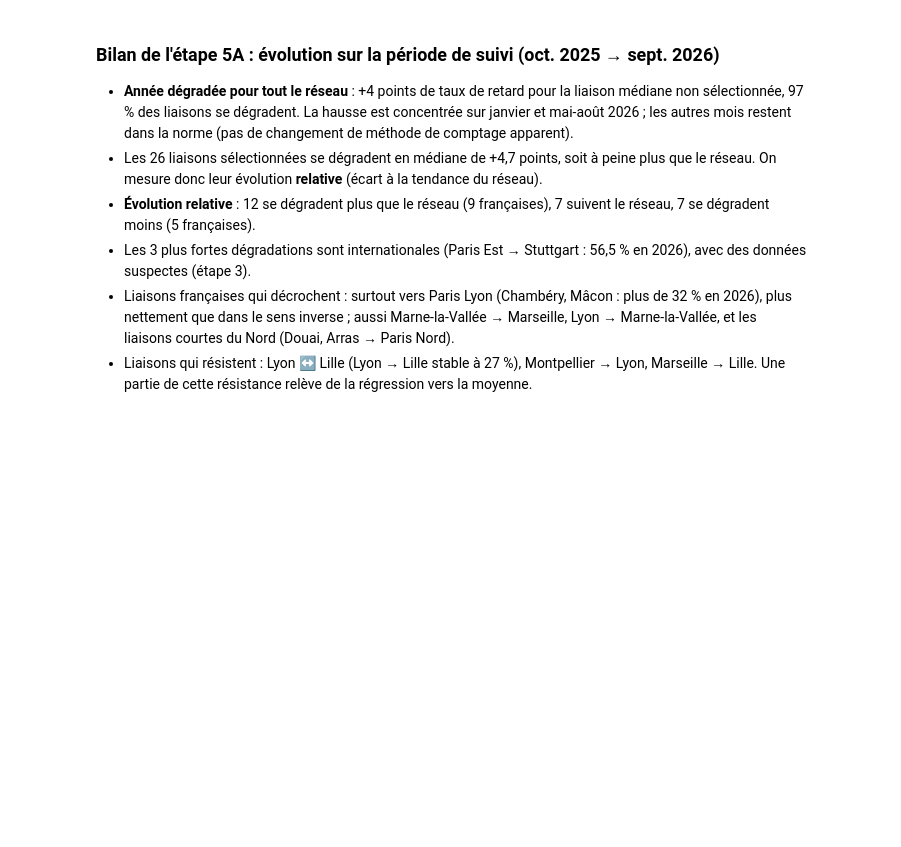
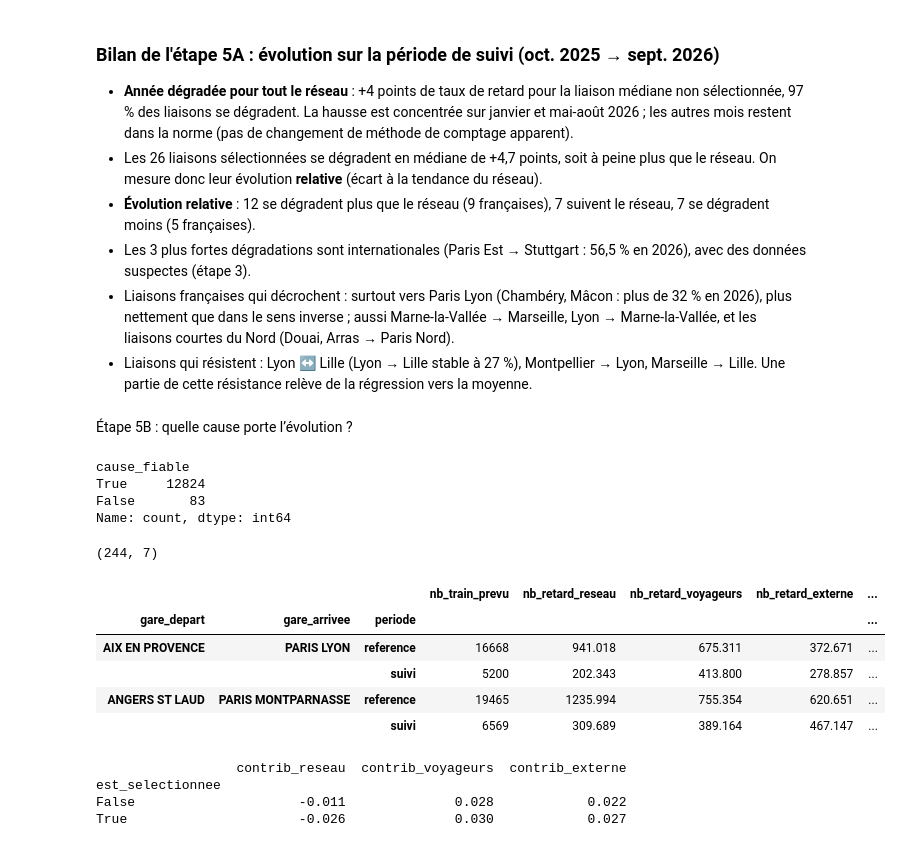
Before and after one commit to JulienCRB/IADATA_700_SNCF, a Jupyter notebook: notebook/phase2_exploration.ipynb, the cells around one changed output. Drawn from its saved outputs; the diff is of its cells as text; code cells hidden in the pictures; blank space fills up the shorter version.

```diff
--- a/notebook/phase2_exploration.ipynb
+++ b/notebook/phase2_exploration.ipynb
@@ -511,3 +542,68 @@ Tendance du réseau : 0.04
 - Les 3 plus fortes dégradations sont internationales (Paris Est → Stuttgart : 56,5 % en 2026), avec des données suspectes (étape 3).
 - Liaisons françaises qui décrochent : surtout vers Paris Lyon (Chambéry, Mâcon : plus de 32 % en 2026), plus nettement que dans le sens inverse ; aussi Marne-la-Vallée → Marseille, Lyon → Marne-la-Vallée, et les liaisons courtes du Nord (Douai, Arras → Paris Nord).
 - Liaisons qui résistent : Lyon ↔ Lille (Lyon → Lille stable à 27 %), Montpellier → Lyon, Marseille → Lille. Une partie de cette résistance relève de la régression vers la moyenne.
+# %% [markdown]
+Étape 5B : quelle cause porte l’évolution ?
+# %%
+familles = {
+    "reseau": ["prct_cause_infra", "prct_cause_gestion_trafic"],
+    "voyageurs": ["prct_cause_materiel_roulant", "prct_cause_gestion_gare", "prct_cause_prise_en_charge_voyageurs"],
+    "externe": ["prct_cause_externe"],
+}
+
+# Même règle qu'en Phase 1 : des trains en retard, mais une somme des causes à plus de 5 points de 100
+toutes_causes = familles["reseau"] + familles["voyageurs"] + familles["externe"]
+somme_causes = df[toutes_causes].sum(axis=1)
+a_des_retards = df["nb_train_retard_arrivee"] > 0
+df["cause_fiable"] = ~(a_des_retards & ((somme_causes - 100).abs() > 5))
+print(df["cause_fiable"].value_counts())
+
+for famille, colonnes in familles.items():
+    df[f"nb_retard_{famille}"] = df["nb_train_retard_arrivee"] * df[colonnes].sum(axis=1) / 100
+# %% [output]
+cause_fiable
+True     12824
+False       83
+Name: count, dtype: int64
+# %%
+df["periode"] = None
+df.loc[df["annee"].isin(annees_ref), "periode"] = "reference"
+df.loc[df["annee"] == 2026, "periode"] = "suivi"
+
+df_causes = df[df["cause_fiable"] & df["periode"].notna()]
+
+contrib = df_causes.groupby(liaison + ["periode"]).agg(
+    nb_train_prevu=("nb_train_prevu", "sum"),
+    nb_retard_reseau=("nb_retard_reseau", "sum"),
+    nb_retard_voyageurs=("nb_retard_voyageurs", "sum"),
+    nb_retard_externe=("nb_retard_externe", "sum"),
+)
+
+for famille in familles:
+    contrib[f"contrib_{famille}"] = contrib[f"nb_retard_{famille}"] / contrib["nb_train_prevu"]
+
+print(contrib.shape)
+contrib.head(4).round(3)
+# %% [output]
+(244, 7)
+|  |  |  | nb_train_prevu | nb_retard_reseau | nb_retard_voyageurs | nb_retard_externe | ... |
+| gare_depart | gare_arrivee | periode |  |  |  |  | ... |
+| AIX EN PROVENCE | PARIS LYON | reference | 16668 | 941.018 | 675.311 | 372.671 | ... |
+|  |  | suivi | 5200 | 202.343 | 413.800 | 278.857 | ... |
+| ANGERS ST LAUD | PARIS MONTPARNASSE | reference | 19465 | 1235.994 | 755.354 | 620.651 | ... |
+|  |  | suivi | 6569 | 309.689 | 389.164 | 467.147 | ... |
+# %%
+colonnes_contrib = ["contrib_reseau", "contrib_voyageurs", "contrib_externe"]
+
+c_ref = contrib.xs("reference", level="periode")[colonnes_contrib]
+c_suivi = contrib.xs("suivi", level="periode")[colonnes_contrib]
+
+delta = (c_suivi - c_ref).dropna()
+delta["est_selectionnee"] = delta.index.isin(selection.index)
+
+print(delta.groupby("est_selectionnee").median().round(3))
+# %% [output]
+                  contrib_reseau  contrib_voyageurs  contrib_externe
+est_selectionnee
+False                     -0.011              0.028            0.022
+True                      -0.026              0.030            0.027
```
Also changed, not shown: parts of 4 cells of this notebook.
